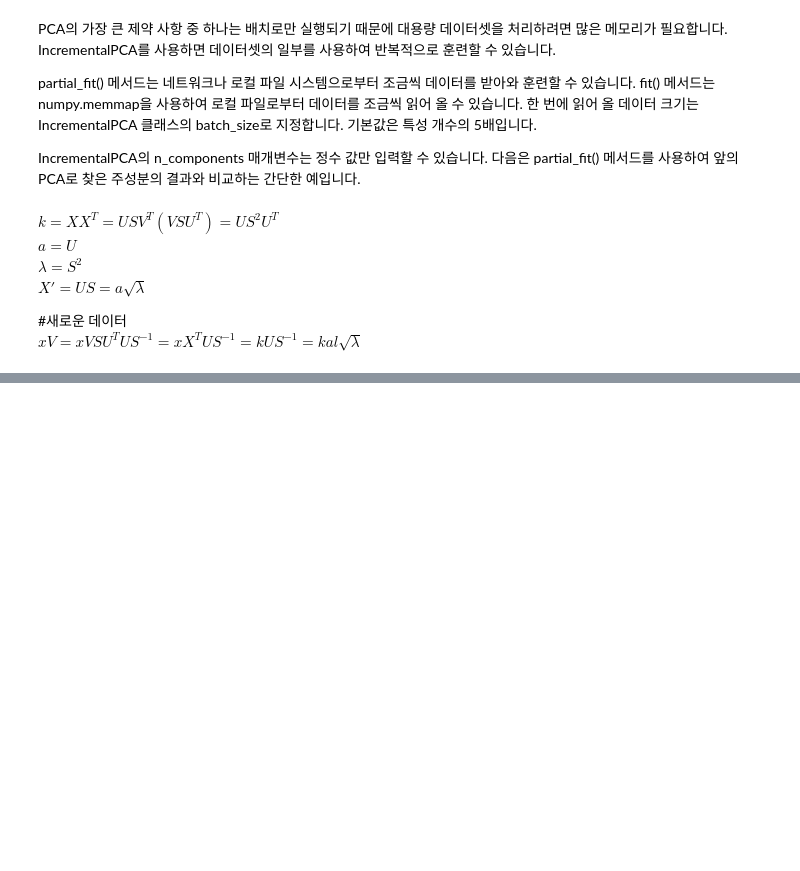
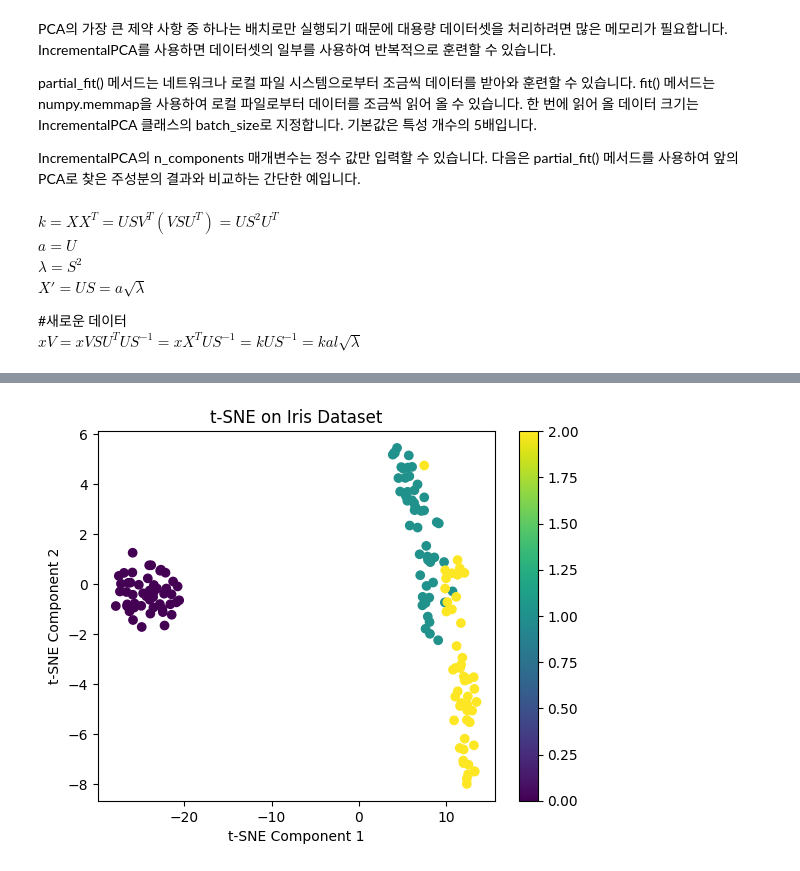
Before and after one commit to YangGuiBee/ML, a Jupyter notebook: TextBook-11/ex11.ipynb, the cells around one changed output, grey strips where cells are left out. Cells and saved outputs as stored; diff of their text form; code cells hidden in the pictures; blank space fills up the shorter version.

```diff
--- a/TextBook-11/ex11.ipynb
+++ b/TextBook-11/ex11.ipynb
@@ -1737,0 +1802,22 @@ plt.ylabel('NMF Component 2')
+# %%
+import matplotlib.pyplot as plt
+from sklearn.manifold import TSNE
+from sklearn.datasets import load_iris
+
+# 데이터 로드
+data = load_iris()
+X = data.data
+
+# t-SNE 적용
+tsne = TSNE(n_components=2, random_state=42)
+X_tsne = tsne.fit_transform(X)
+
+# 결과 시각화
+plt.scatter(X_tsne[:, 0], X_tsne[:, 1], c=data.target)
+plt.xlabel("t-SNE Component 1")
+plt.ylabel("t-SNE Component 2")
+plt.title("t-SNE on Iris Dataset")
+plt.colorbar()
+plt.show()
+# %% [output]
+[figure, added]
```
Also changed, not shown: parts of 13 cells of this notebook.
